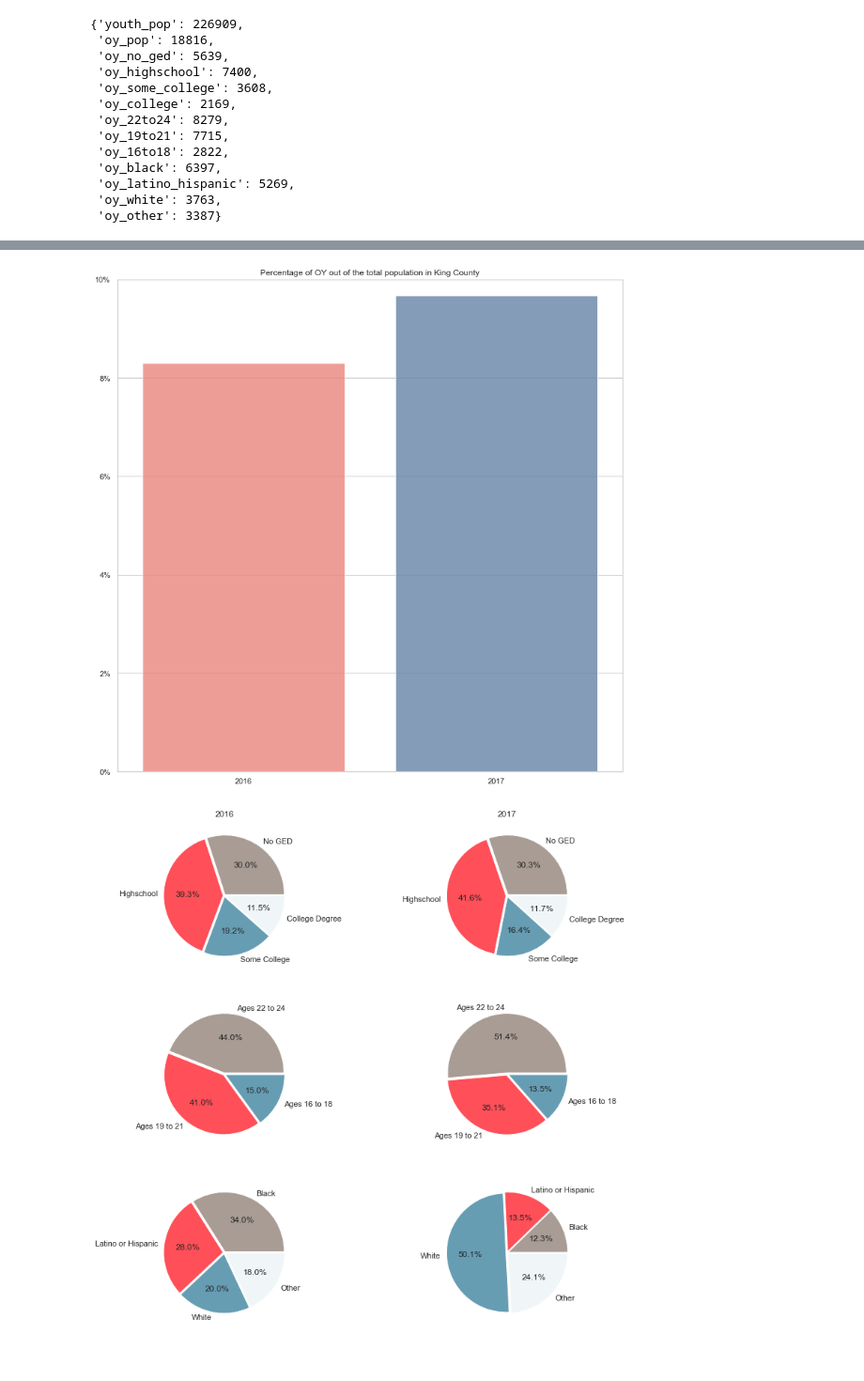
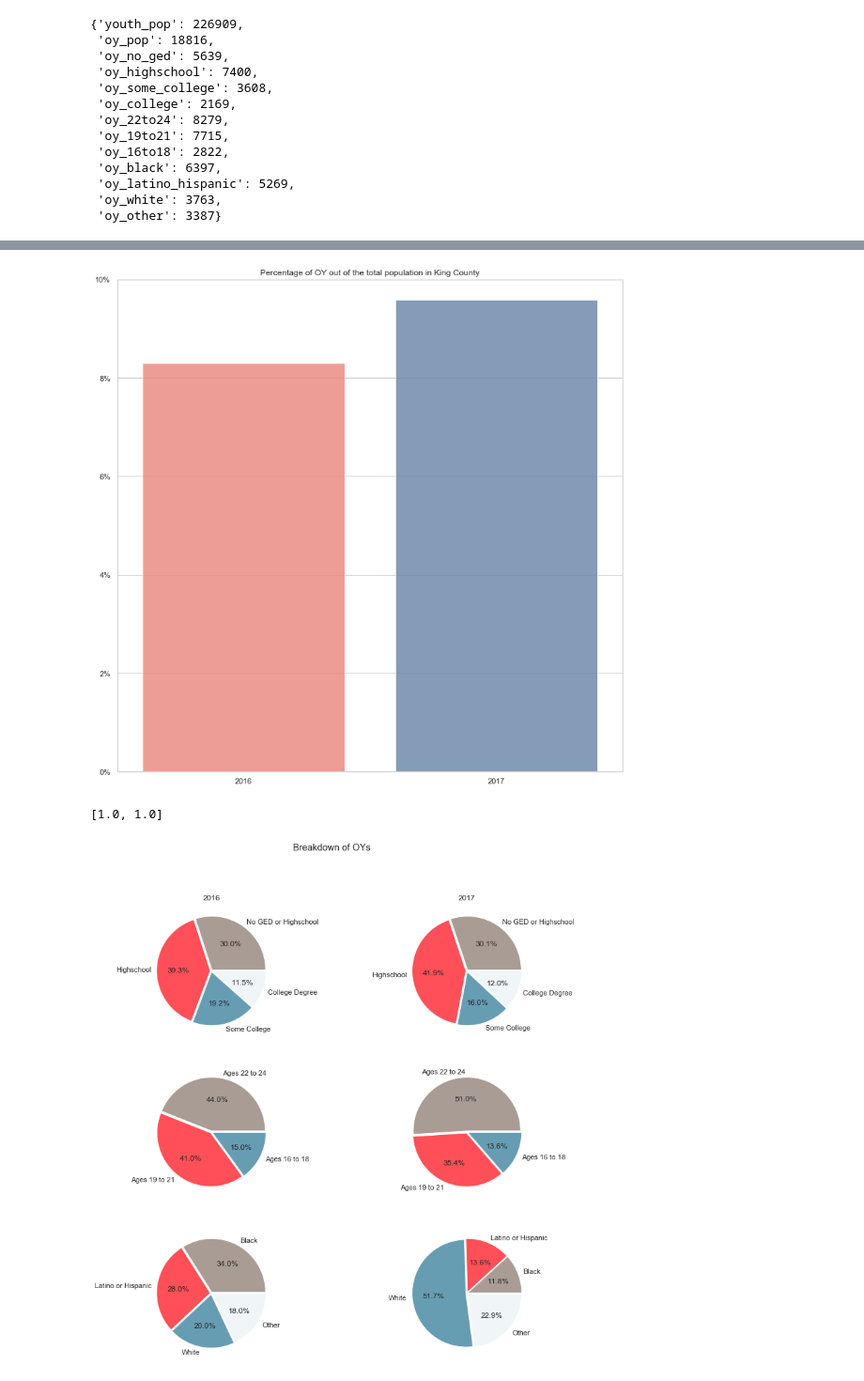
Before and after one commit to awyeh64/phase-1-project-west-ds-082420, a Jupyter notebook: notebooks/exploratory/andrew_01_erh_download_and_explore_data.ipynb, the cells around one changed output, grey strips where cells are left out. Shown at 94% size. Drawn from its saved outputs; the diff is of its cells as text; code cells hidden in the pictures.

Commit message:
visualizations final; unclean

```diff
--- a/notebooks/exploratory/andrew_01_erh_download_and_explore_data.ipynb
+++ b/notebooks/exploratory/andrew_01_erh_download_and_explore_data.ipynb
@@ -172,7 +211,7 @@ youth = pd.read_sql(
 SELECT *
 FROM pums_2017
 WHERE agep BETWEEN 16.0 AND 24.0
-AND puma IN ('11606', '11607', '11608', '11609', '11610','11611','11612', '11613','11614','11615', '116156')
+AND puma IN ('11606', '11607', '11608', '11609', '11610','11611','11612', '11613','11614','11615', '11616')
 """, conn)
 youth_curr['youth_pop'] = youth.shape[0]
 # %%
@@ -182,33 +221,11 @@ oy_youth = pd.read_sql(
 SELECT *
 FROM pums_2017
 WHERE agep BETWEEN 16.0 AND 24.0
-AND puma IN ('11606', '11607', '11608', '11609', '11610','11611','11612', '11613','11614','11615', '116156')
+AND puma IN ('11606', '11607', '11608', '11609', '11610','11611','11612', '11613','11614','11615', '11616')
 AND esr in ('3', '6')
 AND sch = '1'
 """, conn)
 youth_curr['oy_pop'] = oy_youth.shape[0]
-# %%
-# mapping to reduce number of categories in df['schl']
-# no highschool or ged
-map_dict = dict.fromkeys(['bb','01','02','03','04','05','06','07',
-                          '08','09','10','11','12','13','14','15'], 0)
-# highschool and/or ged
-map_dict.update(dict.fromkeys(['16', '17'], 1))
-# some college
-map_dict.update(dict.fromkeys(['18', '19'], 2))
-# college degree and more
-map_dict.update(dict.fromkeys(['20', '21', '22', '23', '24'], 3))
-
-# create a new column 'sch_m' that maps the dict onto 'schl'
-oy_youth['sch_m'] = oy_youth['schl'].replace(map_dict)
-
-sch = oy_youth['sch_m'].value_counts()
-
-# update the dict with mapped variables
-youth_curr['oy_no_ged'] = sch[0]
-youth_curr['oy_highschool'] = sch[1]
-youth_curr['oy_some_college'] = sch[2]
-youth_curr['oy_college'] = sch[3]
 # %%
 # mapping to reduce number of categories in df['schl']
 # no highschool or ged
@@ -320,34 +340,42 @@ ax.set_yticklabels(['{:,.0%}'.format(x) for x in ax.get_yticks()])
 ax.set(ylim = (0,0.10))
 plt.title('Percentage of OY out of the total population in King County')
 plt.show()
+
+figure = ax.get_figure().savefig("oy_out_of_pop.png", dpi = 400)
 # %% [output]
-[figure, old version]
+[figure, new version]
+# %%
+print([p['oy_pop'] / p['youth_pop'], c['oy_pop']/c['youth_pop']])
+# %% [output]
+[1.0, 1.0]
 # %%
-labels = ['No GED', 'Highschool', 'Some College', 'College Degree']
+labels = ['No GED or Highschool', 'Highschool', 'Some College', 'College Degree']
 school_p = [p['oy_no_ged'], p['oy_highschool'], p['oy_some_college'], p['oy_college']]
 school_c = [c['oy_no_ged'], c['oy_highschool'], c['oy_some_college'], c['oy_college']]
 
 
 fg1, ax = plt.subplots(3,2, figsize = (13,13))
+fg1.suptitle('Breakdown of OYs')
 
 ax[0,0].pie(school_p, labels=labels, autopct = '%1.1f%%', colors = colorpie, explode = (0.02,0.02,0.02,0.02))
 ax[0,1].pie(school_c, labels=labels, autopct = '%1.1f%%', colors = colorpie, explode = (0.02,0.02,0.02,0.02))
 ax[0,0].set_title('2016')
 ax[0,1].set_title('2017')
 
 labela = ['Ages 22 to 24', 'Ages 19 to 21', 'Ages 16 to 18']
 age_p = [p['oy_22to24'], p['oy_19to21'], p['oy_16to18']]
 age_c = [c['oy_22to24'], c['oy_19to21'], c['oy_16to18']]
 ax[1,0].pie(age_p, labels=labela, autopct = '%1.1f%%', colors = colorpie, explode = (0.02,0.02,0.02))
 ax[1,1].pie(age_c, labels=labela, autopct = '%1.1f%%', colors = colorpie, explode = (0.02,0.02,0.02))
 
 labelr = ['Black', 'Latino or Hispanic', 'White', 'Other']
 race_p = [p['oy_black'], p['oy_latino_hispanic'], p['oy_white'], p['oy_other']]
 race_c = [c['oy_black'], c['oy_latino_hispanic'], c['oy_white'], c['oy_other']]
 ax[2,0].pie(race_p, labels=labelr, autopct = '%1.1f%%', colors = colorpie, explode = (0.02,0.02,0.02,0.02))
 ax[2,1].pie(race_c, labels=labelr, autopct = '%1.1f%%', colors = colorpie, explode = (0.02,0.02,0.02,0.02))
 
 plt.show()
+figure = ax[0,0].get_figure().savefig("oy_breakdown.png", dpi = 400)
 # %% [output]
-[figure, old version]
+[figure, new version]
 # %%
```
Also changed, not shown: parts of 8 cells of this notebook, 4 other files.
